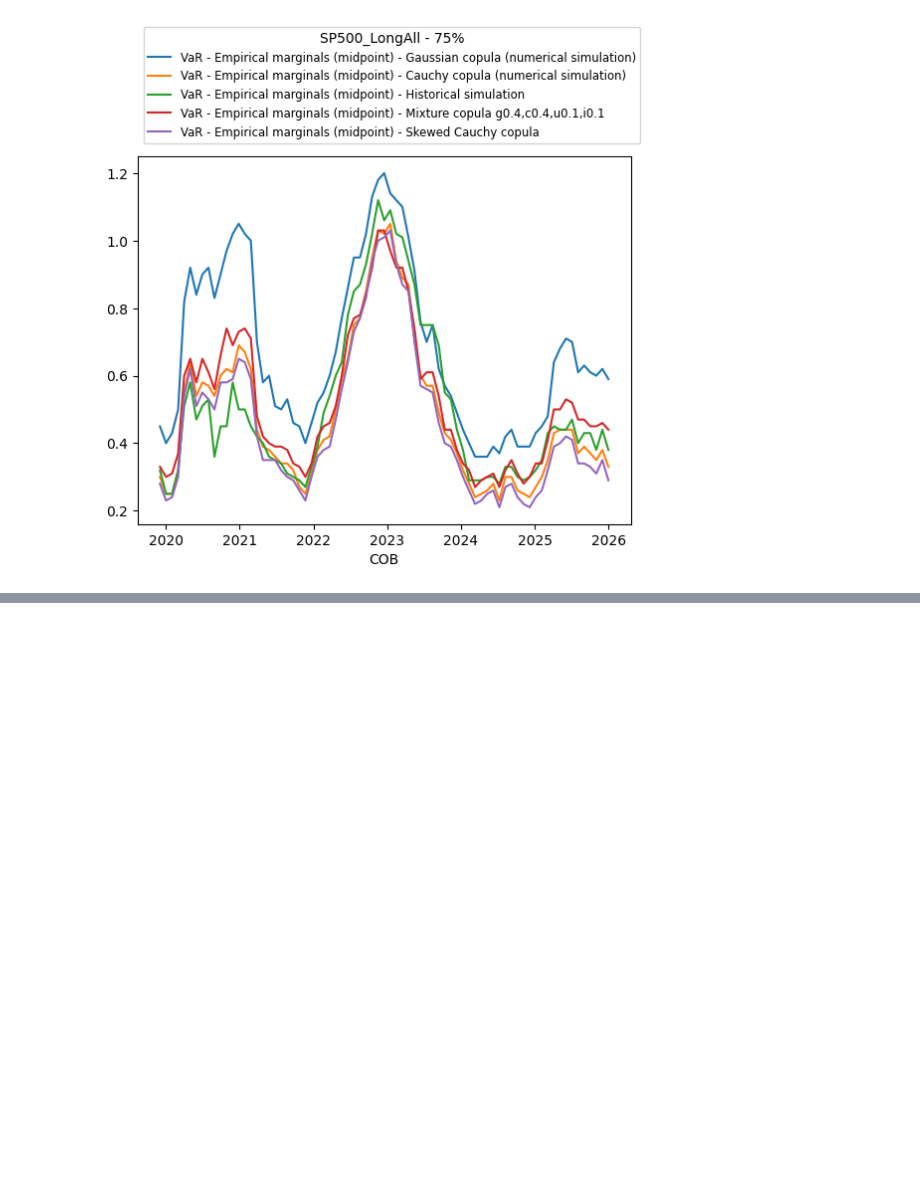
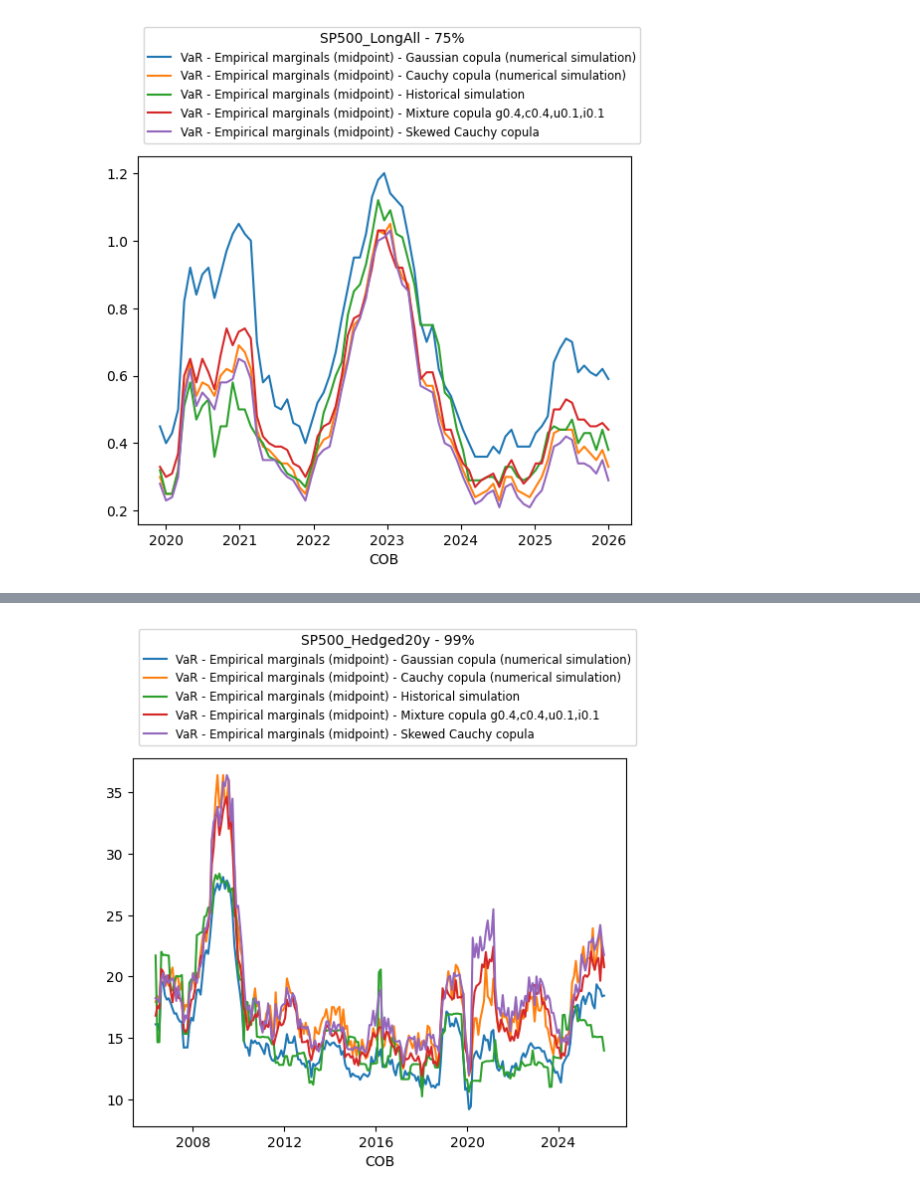
Before and after one commit to SergioArkhypov/MLCopula, a Jupyter notebook: code/study.ipynb, the cells around one changed output, grey strips where cells are left out. Drawn from its saved outputs; the diff is of its cells as text; code cells hidden in the pictures; blank space fills up the shorter version.

```diff
--- a/code/study.ipynb
+++ b/code/study.ipynb
@@ -186,3 +186,101 @@ Simulation stats, non nones count: 4840000, needs 4840000
 [figure]
 [figure]
 [figure]
+# %%
+import market as mkt
+import jointsim as js
+import var as v
+import pandas as pd
+import numpy as np
+import os
+from datetime import datetime, timedelta
+import matplotlib.pyplot as plt
+
+relpath = os.path.dirname(os.path.abspath(''))
+ptf_name = 'SP500_Hedged20y' # 'SP500_Hedged', 'SP500_LongAll'
+output_path_part = 'C:\\Temp'
+meth_list = [('GaussCopulaNum', 'VarSim'), ('CauchyCopulaNum', 'VarSim'), ('HistSimulation', 'VarSim'), ('MixCopulaNum', 'VarSim', [0.4, 0.4, 0.1, 0.1]), ('SkewCopulaNum', 'VarSim', [0.95]*396)]
+#meth_list = [('GaussCopulaNum', 'VarSim'), ('CauchyCopulaNum', 'VarSim'), ('MixCopulaNum', 'VarSim', [0.4, 0.4, 0.1, 0.1]), ('MixCopulaNum', 'VarSim', [0.4, 0.4, 0.2, 0.0]), ('MixCopulaNum', 'VarSim', [0.4, 0.4, 0.0, 0.2])]
+cob_date_str='20251231'
+figpath = 'C:\\dev\\MLCopula\\document\\figures\\full'
+
+ptf_df = pd.read_csv(f'{relpath}\\data\\portfolios\\{ptf_name}.csv')
+ptf_names, ptf_wghts = list(ptf_df['Symbol']), list(ptf_df['Weight'])
+
+market = mkt.Market(name=ptf_name, cob_date_str=cob_date_str, ticker_list=ptf_names, period_years=20, interval='1d', cache_path=output_path_part)
+market.load_history()
+
+res = pd.DataFrame(data=None, columns=range(len(meth_list)+1))
+res2 = pd.DataFrame(data=None, columns=range(len(meth_list)+1))
+res3 = pd.DataFrame(data=None, columns=range(len(meth_list)+1))
+res4 = pd.DataFrame(data=None, columns=range(len(meth_list)+1))
+res5 = pd.DataFrame(data=None, columns=range(len(meth_list)+1))
+for i in range(240):
+    new_cob_date = datetime.strptime(cob_date_str, '%Y%m%d').date() - timedelta(days=30*i)
+    returns = market.get_logreturns(cob_date_str=new_cob_date.strftime('%Y%m%d'), sub_period_years=1)
+    col_res, date_res, date_res2, date_res3, date_res4, date_res5 = ['COB'], [new_cob_date], [new_cob_date], [new_cob_date], [new_cob_date], [new_cob_date]
+
+    for meth in meth_list:
+        print(f'{meth[0]}-{meth[1]}')
+        copula = getattr(js, meth[0])
+
+        joint_sim = copula(returns, [1.0]*len(ptf_names), seed=0) if meth[0] not in ['MixCopulaNum', 'SkewCopulaNum'] else copula(returns, [1.0]*len(ptf_names), seed=0, weights=meth[2])
+
+        var_meth = getattr(v, meth[1])
+        port_sim = var_meth(returns, market.spot, joint_sim, np.array(ptf_wghts), method='midpoint')
+        port_sim.calculate_pnls(10000)
+        port_var = -round(port_sim.get_quantile(0.01)/port_sim.get_port_value()*100,2)
+        port_var2 = -round(port_sim.get_quantile(0.005)/port_sim.get_port_value()*100,2)
+        port_var3 = -round(port_sim.get_quantile(0.001)/port_sim.get_port_value()*100,2)
+        port_var4 = -round(port_sim.get_quantile(0.1)/port_sim.get_port_value()*100,2)
+        port_var5 = -round(port_sim.get_quantile(0.25)/port_sim.get_port_value()*100,2)
+        date_res.append(port_var); date_res2.append(port_var2); date_res3.append(port_var3); date_res4.append(port_var4); date_res5.append(port_var5); col_res.append(port_sim.name)
+
+    res.columns, res2.columns, res3.columns, res4.columns, res5.columns = col_res, col_res, col_res, col_res, col_res
+    res_temp = pd.DataFrame(data=[date_res], columns=col_res)
+    res_temp2 = pd.DataFrame(data=[date_res2], columns=col_res)
+    res_temp3 = pd.DataFrame(data=[date_res3], columns=col_res)
+    res_temp4 = pd.DataFrame(data=[date_res4], columns=col_res)
+    res_temp5 = pd.DataFrame(data=[date_res5], columns=col_res)
+    res = pd.concat([res, res_temp], ignore_index=True)
+    res2 = pd.concat([res2, res_temp2], ignore_index=True)
+    res3 = pd.concat([res3, res_temp3], ignore_index=True)
+    res4 = pd.concat([res4, res_temp4], ignore_index=True)
+    res5 = pd.concat([res5, res_temp5], ignore_index=True)
+
+res.set_index('COB', inplace=True);
+res.to_csv(f'{output_path_part}\\{ptf_name}-var_990.csv')
+res.plot().legend(bbox_to_anchor=(0., 1.02, 1., .102), fontsize='small').set_title(f'{ptf_name} - 99%')
+plt.savefig(f'{figpath}\\Var_{ptf_name}_990.png', bbox_inches="tight")
+plt.show()
+
+res2.set_index('COB', inplace=True);
+res2.to_csv(f'{output_path_part}\\{ptf_name}-var_995.csv')
+res2.plot().legend(bbox_to_anchor=(0., 1.02, 1., .102), fontsize='small').set_title(f'{ptf_name} - 99.5%')
+plt.savefig(f'{figpath}\\Var_{ptf_name}_995.png', bbox_inches="tight")
+plt.show()
+
+res3.set_index('COB', inplace=True);
+res3.to_csv(f'{output_path_part}\\{ptf_name}-var_999.csv')
+res3.plot().legend(bbox_to_anchor=(0., 1.02, 1., .102), fontsize='small').set_title(f'{ptf_name} - 99.9%')
+plt.savefig(f'{figpath}\\Var_{ptf_name}_999.png', bbox_inches="tight")
+plt.show()
+
+res4.set_index('COB', inplace=True);
+res4.to_csv(f'{output_path_part}\\{ptf_name}-var_900.csv')
+res4.plot().legend(bbox_to_anchor=(0., 1.02, 1., .102), fontsize='small').set_title(f'{ptf_name} - 90%')
+plt.savefig(f'{figpath}\\Var_{ptf_name}_900.png', bbox_inches="tight")
+plt.show()
+
+res5.set_index('COB', inplace=True);
+res5.to_csv(f'{output_path_part}\\{ptf_name}-var_750.csv')
+res5.plot().legend(bbox_to_anchor=(0., 1.02, 1., .102), fontsize='small').set_title(f'{ptf_name} - 75%')
+plt.savefig(f'{figpath}\\Var_{ptf_name}_750.png', bbox_inches="tight")
+plt.show()
+
+#TODO:
+# 1) result stats i.e. multi quantile etc.
+# 2) logging /storing with decorator
+# 3) mixture copula & copula 1 & copula 0
+# 4) different marginals
+# %% [output]
@@ -188,0 +304 @@ Simulation stats, non nones count: 4840000, needs 4840000
+[figure, added]
```
Also changed, not shown: parts of 1 cell of this notebook, 12 other files.
